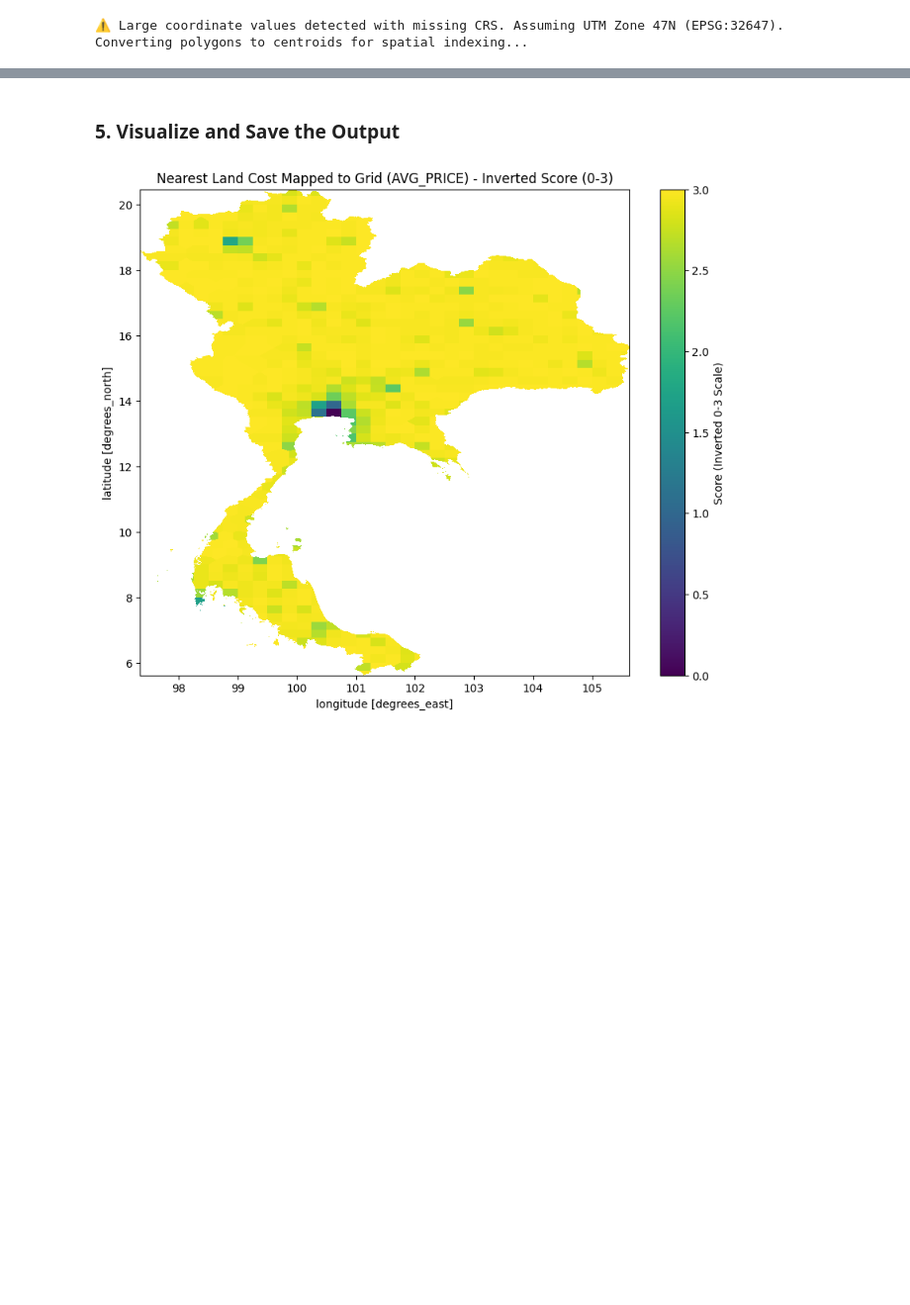
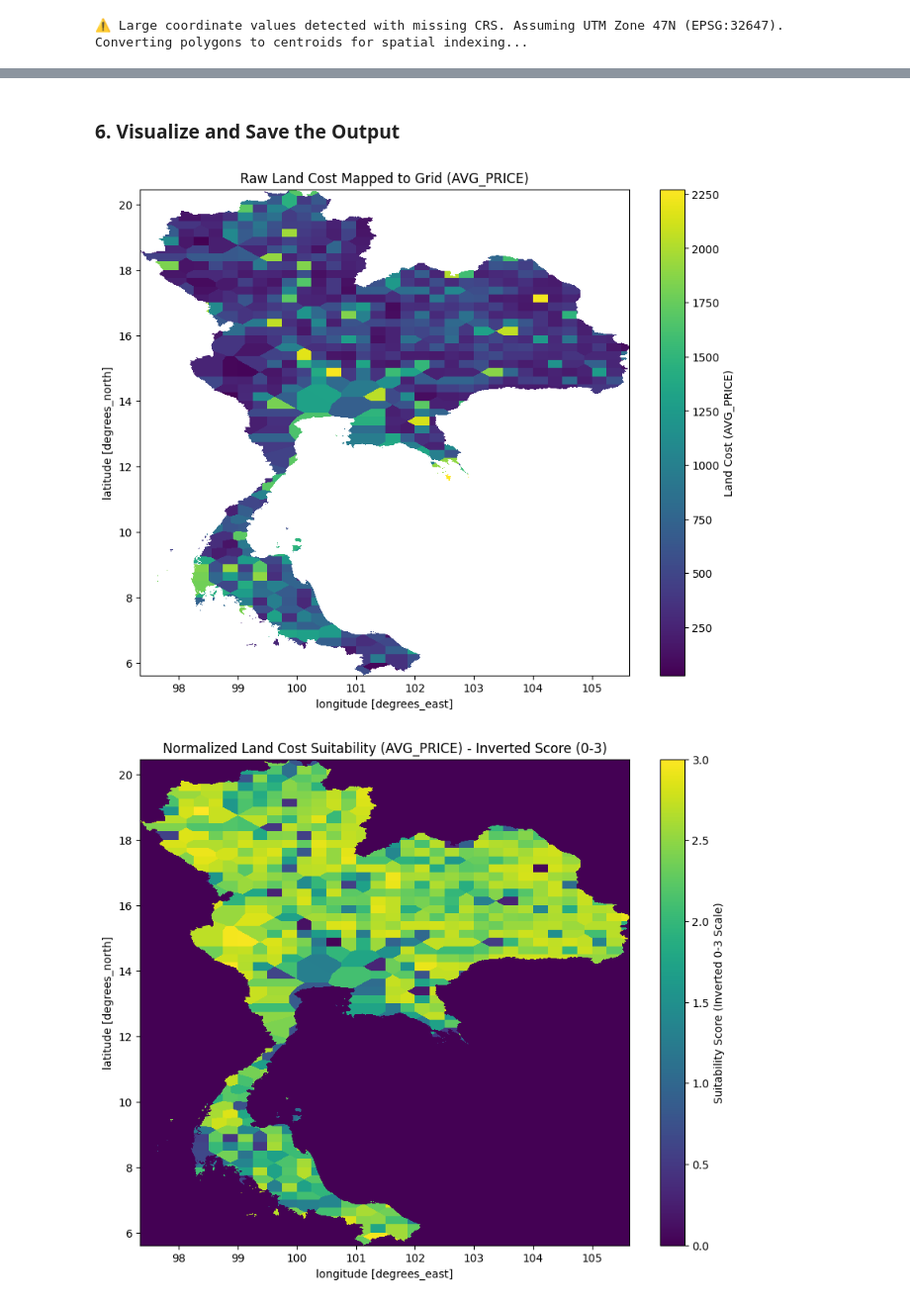
Before and after one commit to NarasetS/RESITING, a Jupyter notebook: 10_SI_RP_LandCost.ipynb, the cells around one changed output, grey strips where cells are left out. Shown at 99% size. Saved outputs shown, nothing was run; the diff lists cells and outputs as text; code cells hidden in the pictures; blank space fills up the shorter version.

```diff
--- a/10_SI_RP_LandCost.ipynb
+++ b/10_SI_RP_LandCost.ipynb
@@ -197,6 +231,8 @@ if 'gdf_points' in locals() and 'xr_landcost' in locals() and 'thailandmap' in l
                 norm_var_name = f"{var_name}_norm"
                 # Inverted Max-Min Normalization: Lower Price = Closer to 3.0, Higher Price = Closer to 0.0
                 xr_landcost[norm_var_name] = ((c_max - xr_landcost[var_name]) / (c_max - c_min)) * 3.0
+                # Assign 0 to areas with no data (including high-cost outlier areas)
+                xr_landcost[norm_var_name] = xr_landcost[norm_var_name].fillna(0)
                 print(f"✅ Inverted Normalization complete! (Data Min: {c_min} -> Score: 3.0 | Data Max: {c_max} -> Score: 0.0)")
                 print(f"   -> Added '{norm_var_name}' to dataset.")
             else:
@@ -233,36 +269,37 @@ Data variables:
 # %% [markdown]
-### 5. Visualize and Save the Output
+### 6. Visualize and Save the Output
 # %%
 if 'xr_landcost' in locals() and hasattr(cost_selector, 'value'):
     cost_column = cost_selector.value
     var_name = f"land_cost_{cost_column.lower()}"
     norm_var_name = f"{var_name}_norm"
 
-    # Default to plotting the normalized variable if it exists
-    plot_var = norm_var_name if norm_var_name in xr_landcost else var_name
+    # Plot raw land cost data
+    if var_name in xr_landcost:
+        plt.figure(figsize=(10, 8))
+        xr_landcost[var_name].plot(cmap='viridis', cbar_kwargs={'label': f'Land Cost ({cost_column})'})
+        plt.title(f'Raw Land Cost Mapped to Grid ({cost_column})')
+        plt.show()
 
-    if plot_var in xr_landcost:
-        # Plot directly from the xarray dataset
+    # Plot normalized suitability score
+    if norm_var_name in xr_landcost:
         plt.figure(figsize=(10, 8))
-
-        cbar_label = 'Score (Inverted 0-3 Scale)' if 'norm' in plot_var else f'Land Cost ({cost_column})'
-        title_suffix = ' - Inverted Score (0-3)' if 'norm' in plot_var else ''
-
-        xr_landcost[plot_var].plot(cmap='viridis', cbar_kwargs={'label': cbar_label})
-        plt.title(f'Nearest Land Cost Mapped to Grid ({cost_column}){title_suffix}')
+        xr_landcost[norm_var_name].plot(cmap='viridis', cbar_kwargs={'label': 'Suitability Score (Inverted 0-3 Scale)'})
+        plt.title(f'Normalized Land Cost Suitability ({cost_column}) - Inverted Score (0-3)')
         plt.show()
 
 # Ensure the output directory exists
 os.makedirs('Output', exist_ok=True)
 
 # Save optimized dataset directly
 output_path = 'Output\\xr_SI_LandCost.nc'
 if 'xr_landcost' in locals():
     xr_landcost.to_netcdf(path=output_path)
     print('Saved', output_path)
     print(xr_landcost)
 # %% [output]
-[figure, old version]
+[figure, new version]
+[figure, added]
 Saved Output\xr_SI_LandCost.nc
 <xarray.Dataset> Size: 383MB
 Dimensions:                      (lat: 5346, lon: 2985)
```
Also changed, not shown: parts of 6 cells of this notebook, 4 other files.
